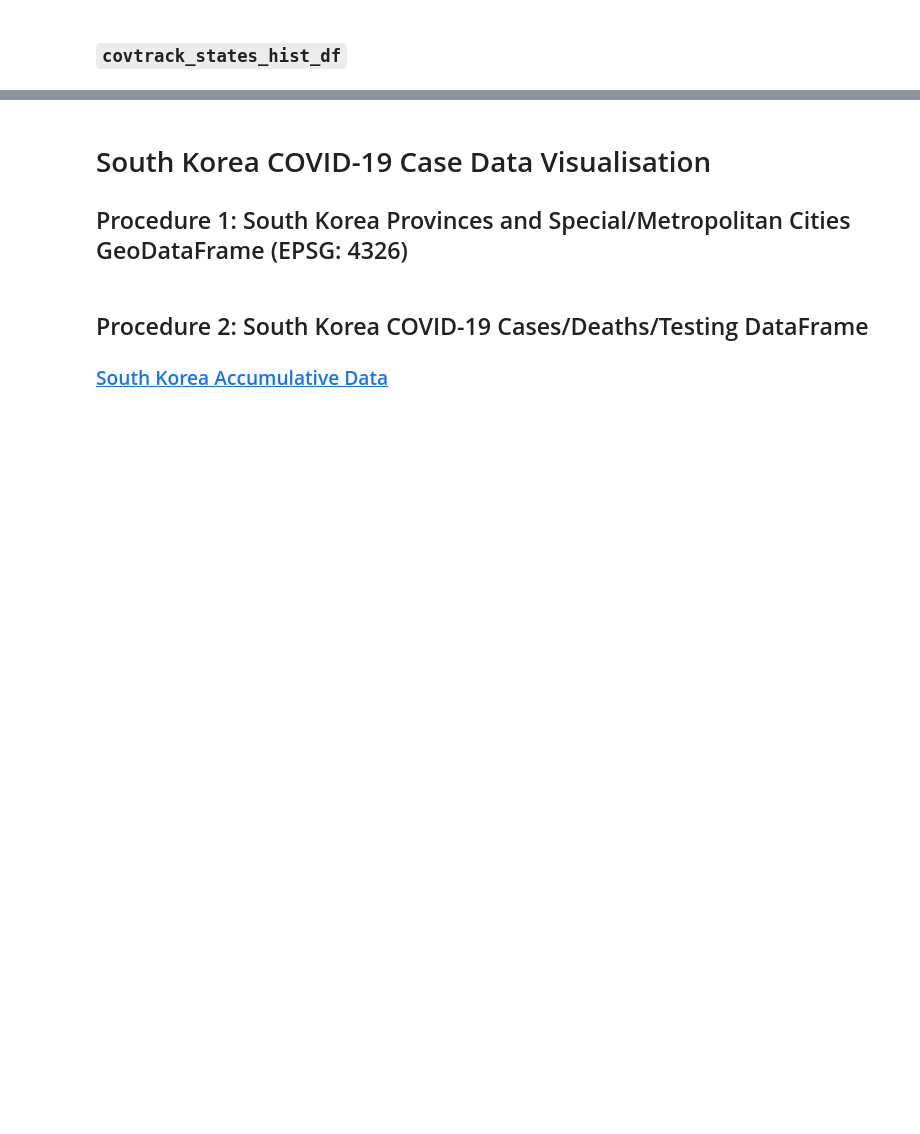
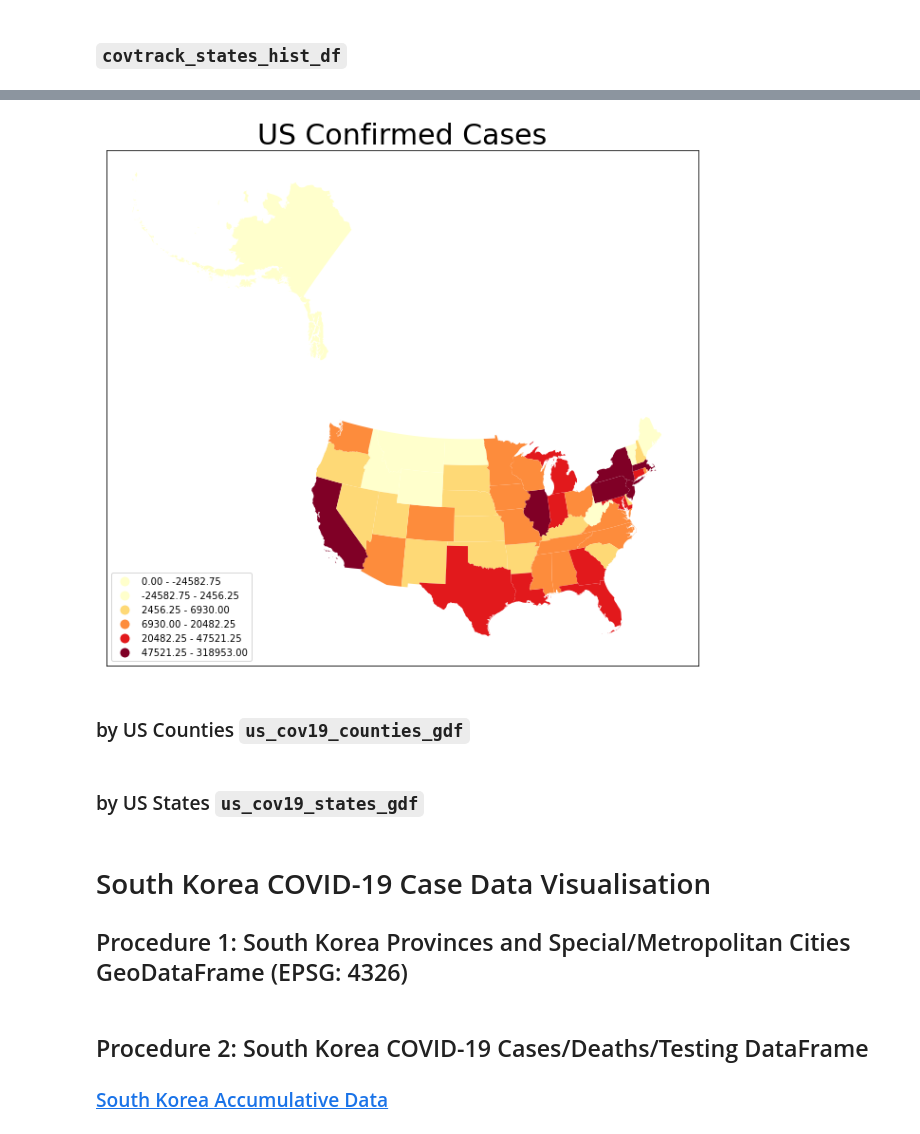
Before and after one commit to katkim0307/COVID-19_Response_Comparison, a Jupyter notebook: Final.ipynb, the cells around one changed output, grey strips where cells are left out. Drawn from its saved outputs; the diff is of its cells as text; code cells hidden in the pictures; blank space fills up the shorter version.

```diff
--- a/Final.ipynb
+++ b/Final.ipynb
@@ -97,7 +99,7 @@ nytimes_counties_df.head()
 covtrack_us_now_df = pd.read_json('https://covidtracking.com/api/v1/us/current.json')
 # %%
 # Read COVID Tracking Project US States COVID-19 Current Data
-covtrack_states_now_df = pd.read_json('https://covidtracking.com/api/v1/states/current.json')
+covtrack_states_now_df = pd.read_json('https://covidtracking.com/api/v1/states/current.json', dtype={'fips':object})
 # %% [markdown]
 ### [COVID Tracking Project US Accumulative Data](https://covidtracking.com/api)
 # %%
@@ -161,3 +165,18 @@ us_cov19_counties_gdf.head()
+# %%
+# Merge COVID Tracking Project US States COVID-19 Accumulative Data with us_states_gdf
+us_cov19_states_now_df = pd.merge(
+    covtrack_states_now_df,
+    us_states_gdf[['STATEFP', 'NAME', 'geometry']],
+    left_on='fips',
+    right_on='STATEFP',
+    how='left',
+)
+# %%
+us_cov19_states_now_gdf = gpd.GeoDataFrame(us_cov19_states_now_df,
+                                           crs={'init': 'epsg:2163'},
+                                           geometry='geometry')
+# %%
+us_cov19_states_now_gdf = us_cov19_states_now_gdf.drop(['STATEFP'], axis=1)
 # %% [markdown]
 ### `covtrack_states_hist_df`
 # %%
@@ -191,0 +230,28 @@ us_cov19_states_plot_gdf.head()
+# %%
+from datetime import date
+
+fig, ax = plt.subplots(figsize=(15, 10))
+
+us_cov19_states_now_gdf.plot(
+    ax=ax,
+    column='positive',
+    legend=True,
+    legend_kwds={'loc': 'lower left'},
+    scheme='BoxPlot',
+    cmap='YlOrRd',
+)
+
+# Title
+ax.set_title('US Confirmed Cases', fontdict={'size':30});
+
+# Turn off the axes label
+ax.get_xaxis().set_visible(False)
+ax.get_yaxis().set_visible(False)
+
+# Crop the map to an appropriate size (via coordinate)
+ax.set_xlim(-4700000, 3000000)
+ax.set_ylim(-2500000, 4200000);
+# %% [output]
+[figure, added]
+# %% [markdown]
+### by US Counties `us_cov19_counties_gdf`
@@ -192,3 +264,5 @@ us_cov19_states_plot_gdf.head()
+# %% [markdown]
+### by US States `us_cov19_states_gdf`
 # %% [markdown]
 # South Korea COVID-19 Case Data Visualisation
 ## Procedure 1: South Korea Provinces and Special/Metropolitan Cities GeoDataFrame (EPSG: 4326)
```
Also changed, not shown: parts of 9 cells of this notebook, 1 other file.
